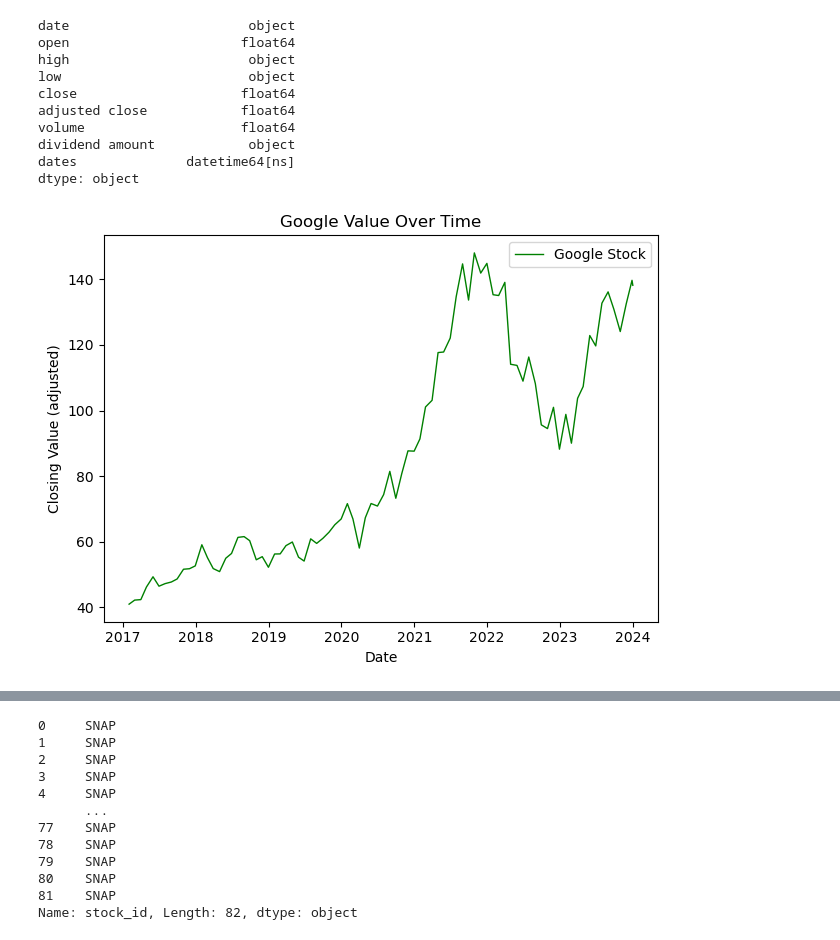
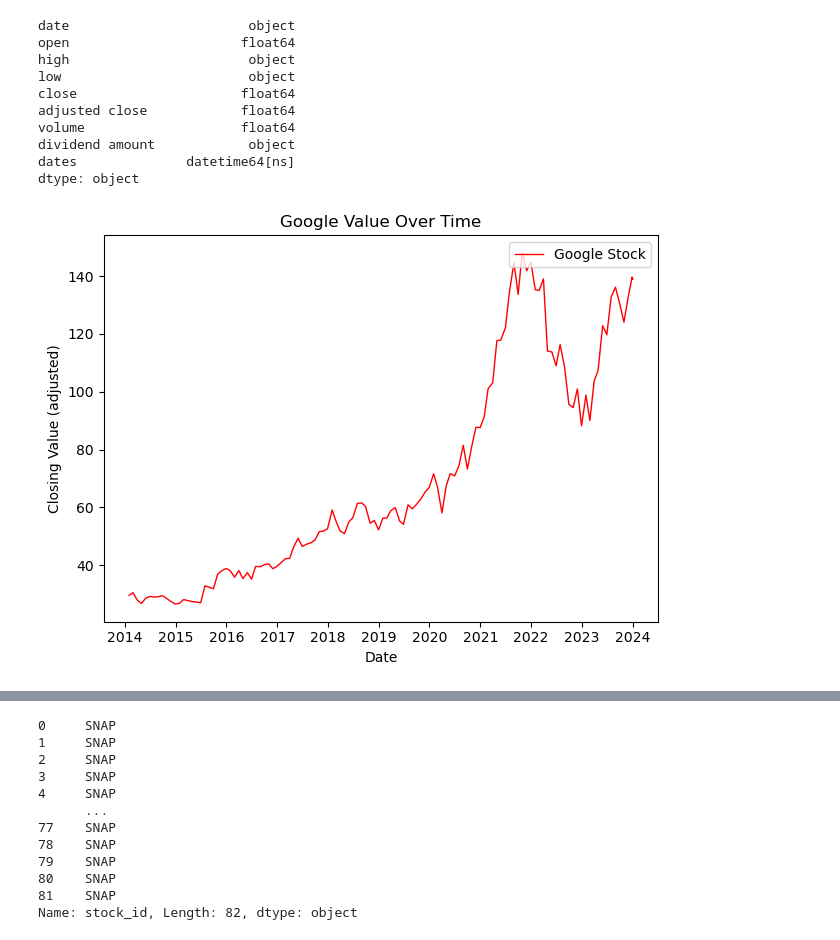
Before and after one commit to emmarush24/Data-Project-3, a Jupyter notebook: Data-Project-3.ipynb, the cells around one changed output, grey strips where cells are left out. Drawn from its saved outputs; the diff is of its cells as text; code cells hidden in the pictures.

```diff
--- a/Data-Project-3.ipynb
+++ b/Data-Project-3.ipynb
@@ -249,6 +248,6 @@ google["dates"]
 232   2004-09-30
 Name: dates, Length: 233, dtype: datetime64[ns]
 # %%
-google = google.loc[google["dates"] > "2017-01-01"]
+google = google.loc[google["dates"] > "2014-01-01"]
 google["dates"]
 # %% [output]
@@ -431,17 +430,25 @@ dtype: object
 # %%
 fig, ax1 = plt.subplots()
 
 x_axis = google['dates']
 y_axis = google["adjusted close"]
 
-GoogleChange, = plt.plot(x_axis, y_axis, linewidth=1, color='g', label="Google Stock")
+# markers_on = ["2023-02-28","2023-03-31", "2023-04-28", "2023-05-31", "2023-09-29", "2023-10-31", "2023-12-29" ]
+GoogleChange, = plt.plot(x_axis, y_axis, linewidth=1, color='r', label="Google Stock")
 plt.title("Google Value Over Time")
 plt.xlabel("Date")
 plt.ylabel("Closing Value (adjusted)")
+
+#for marker_date in markers_on:
+ #   index = x_axis[x_axis.dt.strftime('%Y-%m-%d') == marker_date].index[0]
+ #   value = y_axis.loc[index]
+ #   ax1.annotate(f'Marker', xy=(index, value), xytext=(index, value + 10),
+ #                arrowprops=dict(facecolor='red', arrowstyle='->'),
+ #                fontsize=10, color='red', ha='center', va='bottom')
 
 plt.legend(handles=[GoogleChange], loc="upper right")
 
 fig.tight_layout()
 plt.show()
 # %% [output]
-[figure, old version]
+[figure, new version]
```
Also changed, not shown: parts of 46 cells of this notebook, 1 other file.
